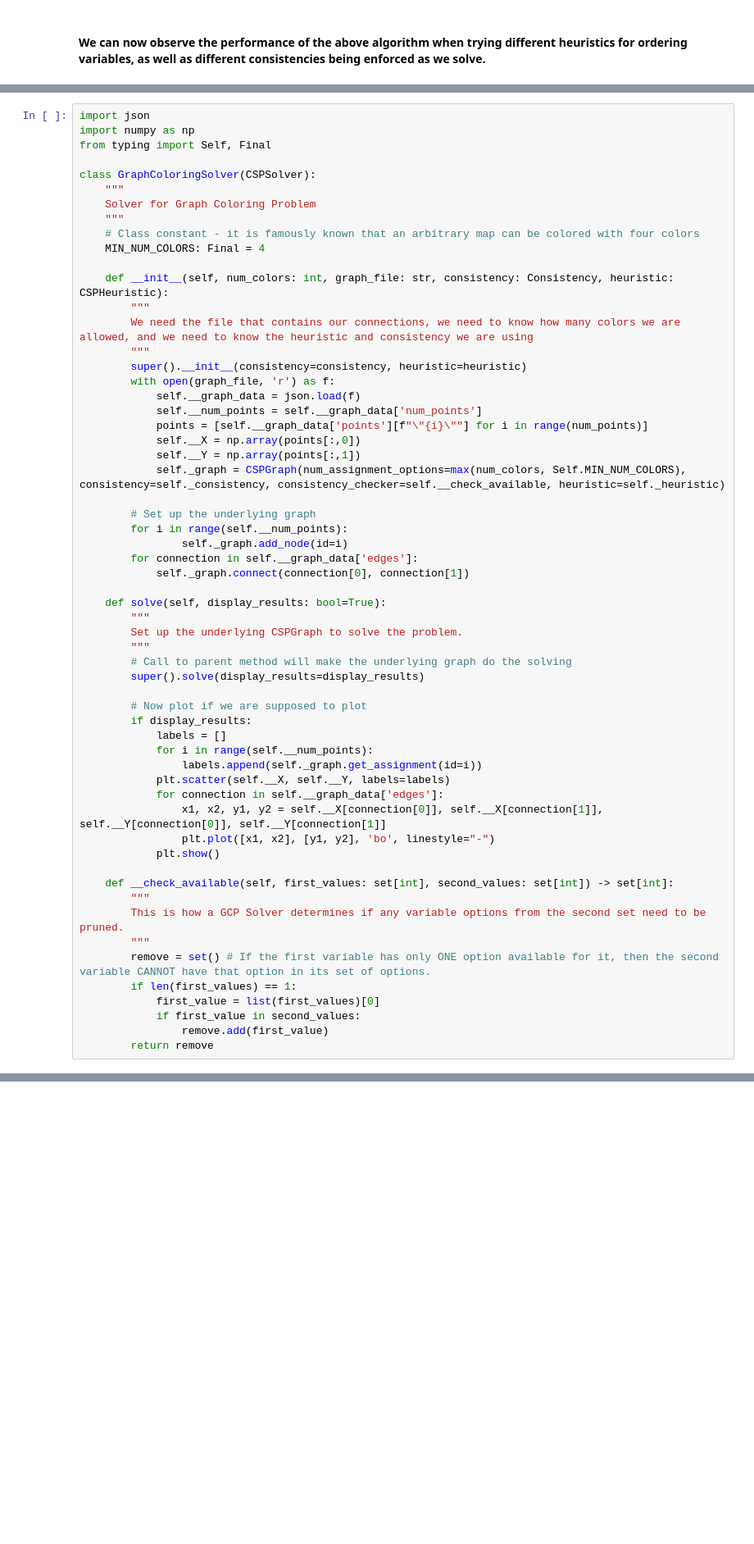
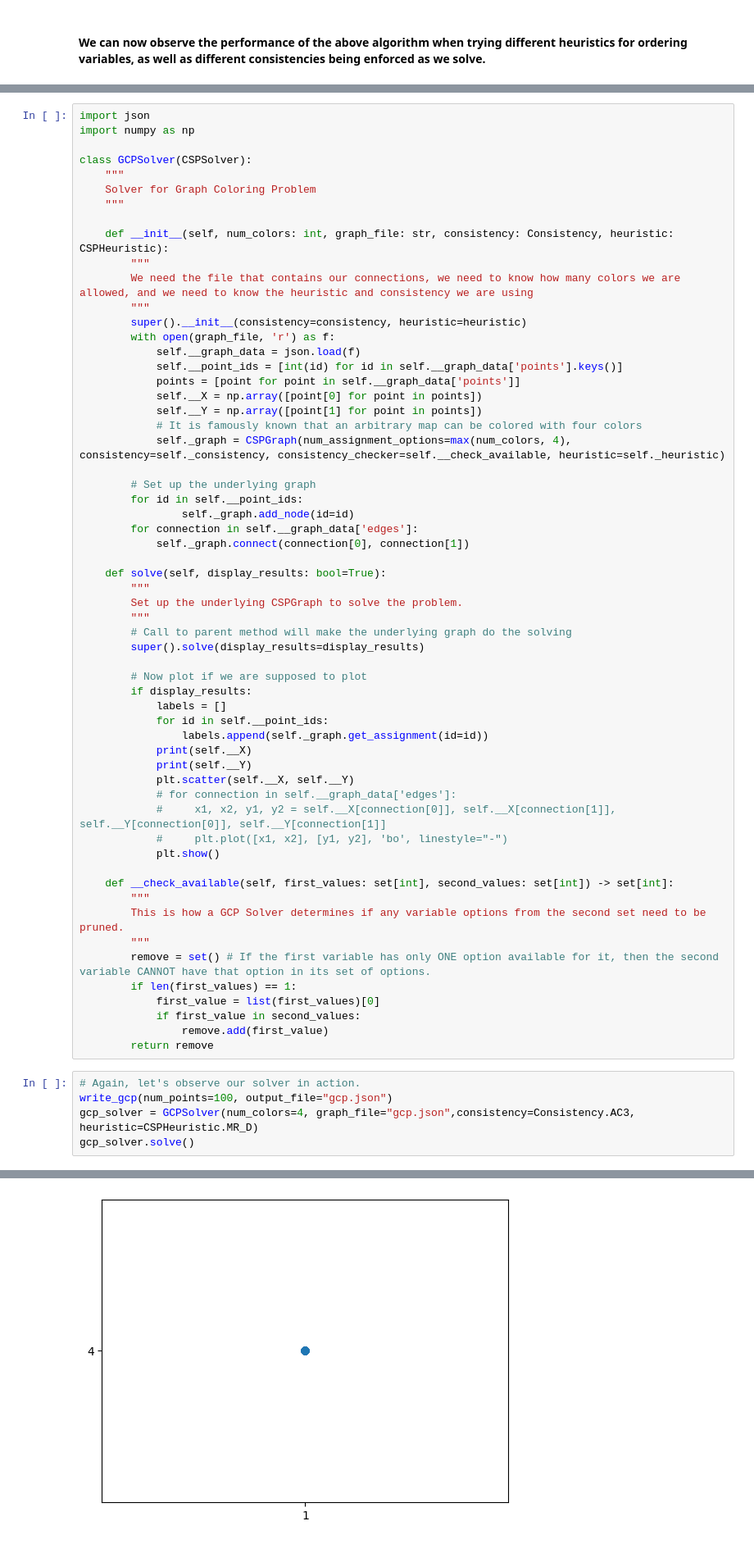
Before and after one commit to Pirate-Hunter-Zoro/Artificial-Intelligence, a Jupyter notebook: Constraint Satisfaction/csp.ipynb, the cells around one changed output, grey strips where cells are left out. Shown at 82% size. Cells and saved outputs as stored; diff of their text form; blank space fills up the shorter version.

```diff
--- a/Constraint Satisfaction/csp.ipynb
+++ b/Constraint Satisfaction/csp.ipynb
@@ -611,14 +581,11 @@ plt.show()
 # %%
 import json
 import numpy as np
-from typing import Self, Final
 
-class GraphColoringSolver(CSPSolver):
+class GCPSolver(CSPSolver):
     """
     Solver for Graph Coloring Problem
     """
-    # Class constant - it is famously known that an arbitrary map can be colored with four colors
-    MIN_NUM_COLORS: Final = 4
 
     def __init__(self, num_colors: int, graph_file: str, consistency: Consistency, heuristic: CSPHeuristic):
         """
@@ -627,15 +594,16 @@ class GraphColoringSolver(CSPSolver):
         super().__init__(consistency=consistency, heuristic=heuristic)
         with open(graph_file, 'r') as f:
             self.__graph_data = json.load(f)
-            self.__num_points = self.__graph_data['num_points']
-            points = [self.__graph_data['points'][f"\"{i}\""] for i in range(num_points)]
-            self.__X = np.array(points[:,0])
-            self.__Y = np.array(points[:,1])
-            self._graph = CSPGraph(num_assignment_options=max(num_colors, Self.MIN_NUM_COLORS), consistency=self._consistency, consistency_checker=self.__check_available, heuristic=self._heuristic)
+            self.__point_ids = [int(id) for id in self.__graph_data['points'].keys()]
+            points = [point for point in self.__graph_data['points']]
+            self.__X = np.array([point[0] for point in points])
+            self.__Y = np.array([point[1] for point in points])
+            # It is famously known that an arbitrary map can be colored with four colors
+            self._graph = CSPGraph(num_assignment_options=max(num_colors, 4), consistency=self._consistency, consistency_checker=self.__check_available, heuristic=self._heuristic)
 
         # Set up the underlying graph
-        for i in range(self.__num_points):
-                self._graph.add_node(id=i)
+        for id in self.__point_ids:
+                self._graph.add_node(id=id)
         for connection in self.__graph_data['edges']:
             self._graph.connect(connection[0], connection[1])
 
@@ -649,12 +617,14 @@ class GraphColoringSolver(CSPSolver):
         # Now plot if we are supposed to plot
         if display_results:
             labels = []
-            for i in range(self.__num_points):
-                labels.append(self._graph.get_assignment(id=i))
-            plt.scatter(self.__X, self.__Y, labels=labels)
-            for connection in self.__graph_data['edges']:
-                x1, x2, y1, y2 = self.__X[connection[0]], self.__X[connection[1]], self.__Y[connection[0]], self.__Y[connection[1]]
-                plt.plot([x1, x2], [y1, y2], 'bo', linestyle="-")
+            for id in self.__point_ids:
+                labels.append(self._graph.get_assignment(id=id))
+            print(self.__X)
+            print(self.__Y)
+            plt.scatter(self.__X, self.__Y)
+            # for connection in self.__graph_data['edges']:
+            #     x1, x2, y1, y2 = self.__X[connection[0]], self.__X[connection[1]], self.__Y[connection[0]], self.__Y[connection[1]]
+            #     plt.plot([x1, x2], [y1, y2], 'bo', linestyle="-")
             plt.show()
 
     def __check_available(self, first_values: set[int], second_values: set[int]) -> set[int]:
@@ -667,3 +637,9 @@ class GraphColoringSolver(CSPSolver):
             if first_value in second_values:
                 remove.add(first_value)
         return remove
+# %%
+# Again, let's observe our solver in action.
+write_gcp(num_points=100, output_file="gcp.json")
+gcp_solver = GCPSolver(num_colors=4, graph_file="gcp.json",consistency=Consistency.AC3, heuristic=CSPHeuristic.MR_D)
+gcp_solver.solve()
+# %% [output]
@@ -669,0 +663 @@ class GraphColoringSolver(CSPSolver):
+[figure, added]
```
Also changed, not shown: parts of 16 cells of this notebook, 2 other files.
